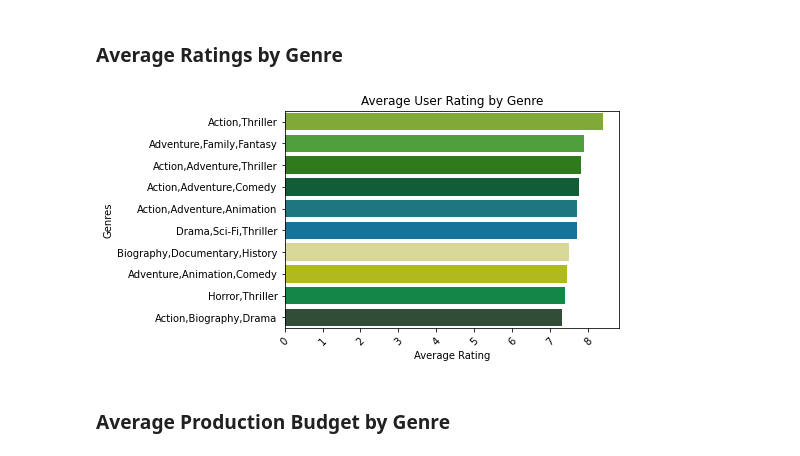
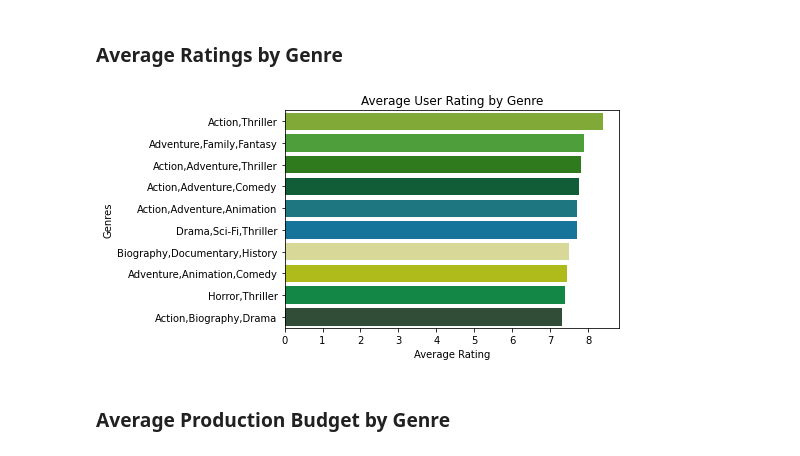
Before and after one commit to myleshansen/deloitte-intensive-capstone, a Jupyter notebook: final-nb.ipynb, the cells around one changed output. Saved outputs shown, nothing was run; the diff lists cells and outputs as text; code cells hidden in the pictures.

```diff
--- a/final-nb.ipynb
+++ b/final-nb.ipynb
@@ -828,19 +829,18 @@ plt.show()
 # %%
 sns.barplot(
     x='averagerating',
     y='genres',
     data=genres_grouped.nlargest(10, 'averagerating'),
     palette=colors
 )
 plt.ticklabel_format(style='plain', axis='x')
-plt.xticks(rotation=45)
 plt.ylabel('Genres')
 plt.xlabel('Average Rating')
 plt.title('Average User Rating by Genre')
 plt.savefig('./screenshots/average-ratings.png')
 plt.show()
 # %% [output]
-[figure, old version]
+[figure, new version]
 # %% [markdown]
 <a id='avg-budget'></a>
 ### Average Production Budget by Genre
```
Also changed, not shown: parts of 24 cells of this notebook, 3 other files.
